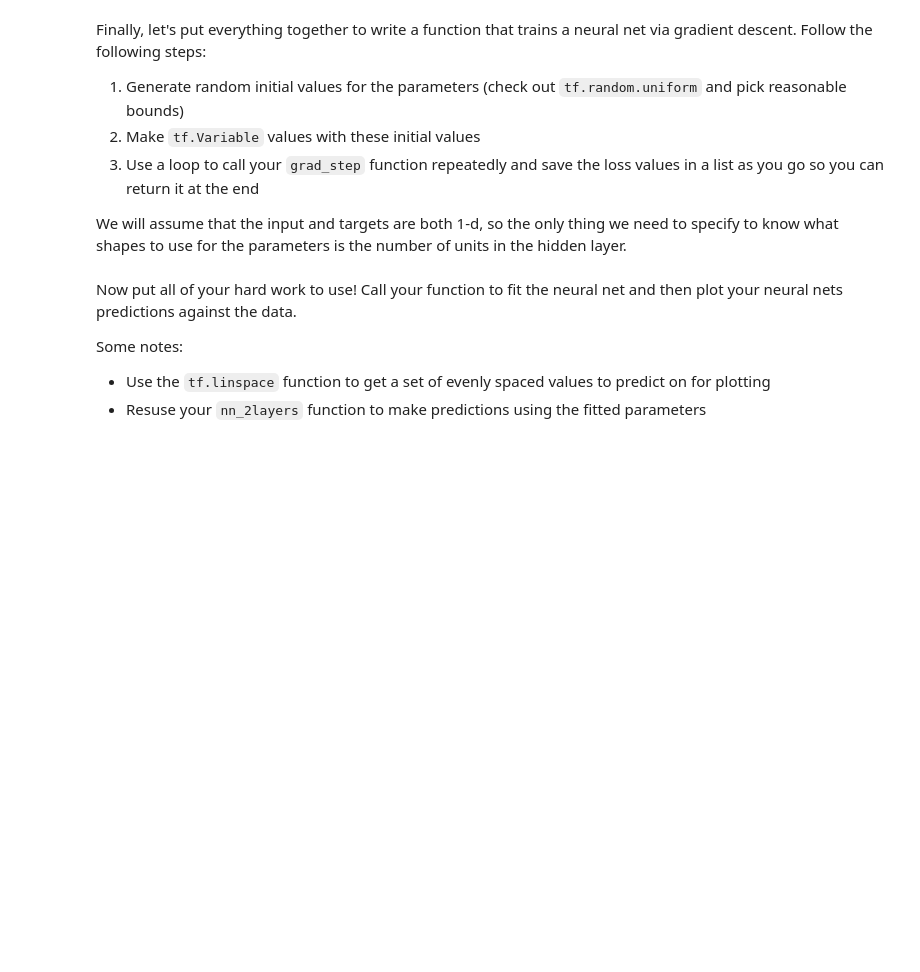
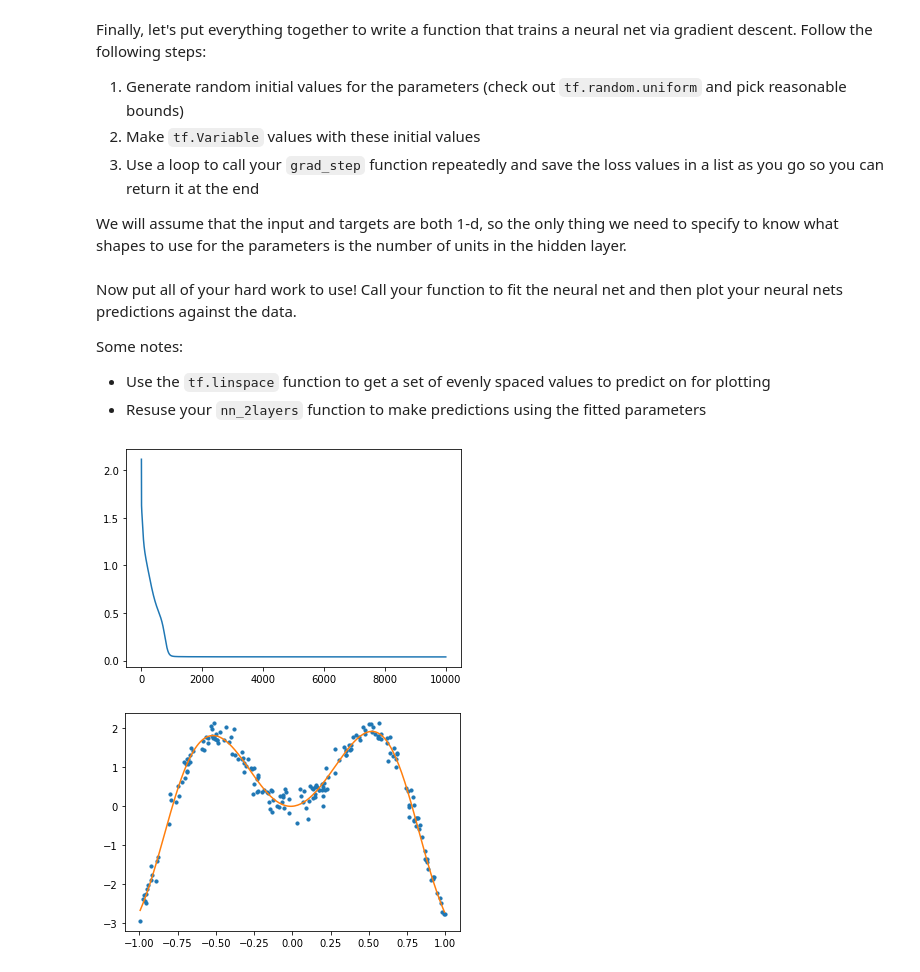
Before and after one commit to ka741/ANLY_590_Labs, a Jupyter notebook: tf_and_keras.ipynb, the cells around one changed output. Cells and saved outputs as stored; diff of their text form; code cells hidden in the pictures; blank space fills up the shorter version.

```diff
--- a/tf_and_keras.ipynb
+++ b/tf_and_keras.ipynb
@@ -130,7 +159,20 @@ def grad_step(x, y, params, f_hidden, f_out, step_size):
 
   returns: the loss
   '''
-  pass
+  # we need to compute the derivative of the loss function with respect to the paramaters as a nn
+  # to update a varaible (v = tf.Variable(1.0)) in tf you need to do v.assign(2.0)
+  with tf.GradientTape() as tape:
+    y_hat = nn_2layers(x, params, f_hidden, f_out)
+    loss = mse(y, y_hat)
+  grads = tape.gradient(loss, params) # you can pass in a list of params and it will compute the derivatives themselves
+  # tape again will keep the computational graph
+
+  # now update all params given the gradient
+  for var, grad in zip(params, grads): # loop over all pairs of x and dl/dx
+    # update value of variable to its og value - step size * gradiant
+    var.assign(var - step_size * grad)
+  # return loss so we can later plot the loss
+  return loss
 # %% [markdown]
 Finally, let's put everything together to write a function that trains a neural net via gradient descent. Follow the following steps:
 1. Generate random initial values for the parameters (check out `tf.random.uniform` and pick reasonable bounds)
@@ -145,13 +187,23 @@ def nn_grad_desc(x, y, n_hidden, f_hidden, f_out, step_size, n_iters):
   '''
   fit a two-layer neural net via gradient descent
   '''
+  # this will give you random starting points for weights and steps
   w1 = tf.random.uniform((1, n_hidden), minval=-1, maxval=1)
   b1 = tf.random.uniform((n_hidden,), minval=-1, maxval=1)
 
   w2 = tf.random.uniform((n_hidden, 1), minval=-1, maxval=1)
   b2 = tf.random.uniform((1,), minval=-1, maxval=1)
 
-  pass
+  # turn the above varaibles into variables
+  params = [tf.Variable(p) for p in [w1, b1, w2, b2]]
+  losses = []
+
+  # pass them into the gradstep function and call that function for the number of iterations
+  for i in tqdm(range(n_iters)):
+    loss = grad_step(x, y, params, f_hidden, f_out, step_size)
+    # collect losses at every step in a list
+    losses.append(loss)
+  return losses, params # return the final parameters and losses
 # %% [markdown]
 Now put all of your hard work to use! Call your function to fit the neural net and then plot your neural nets predictions against the data.
 
@@ -162,0 +213,19 @@ Some notes:
+# %%
+# eager exicution
+# your code + plots here
+losses, vars = nn_grad_desc(
+    x, y, n_hidden=8, f_hidden=tf.tanh, f_out=linear,
+    step_size=0.1, n_iters=10000
+)
+
+plt.plot(losses)
+plt.show()
+x_grid = tf.linspace(x.min(), x.max(), 200)[:, tf.newaxis]
+y_hat = nn_2layers(x_grid, vars, tf.tanh, linear)
+plt.scatter(x,y , s=10)
+plt.plot([],[])
+plt.plot(x_grid, y_hat)
+plt.show()
+# %% [output]
+[figure, added]
+[figure, added]
```
Also changed, not shown: parts of 12 cells of this notebook.
